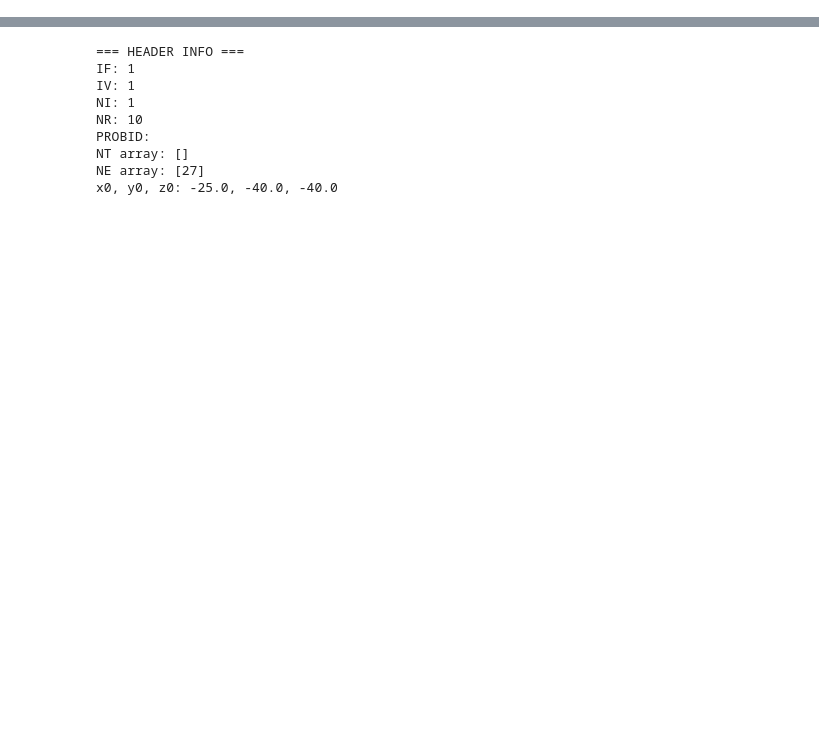
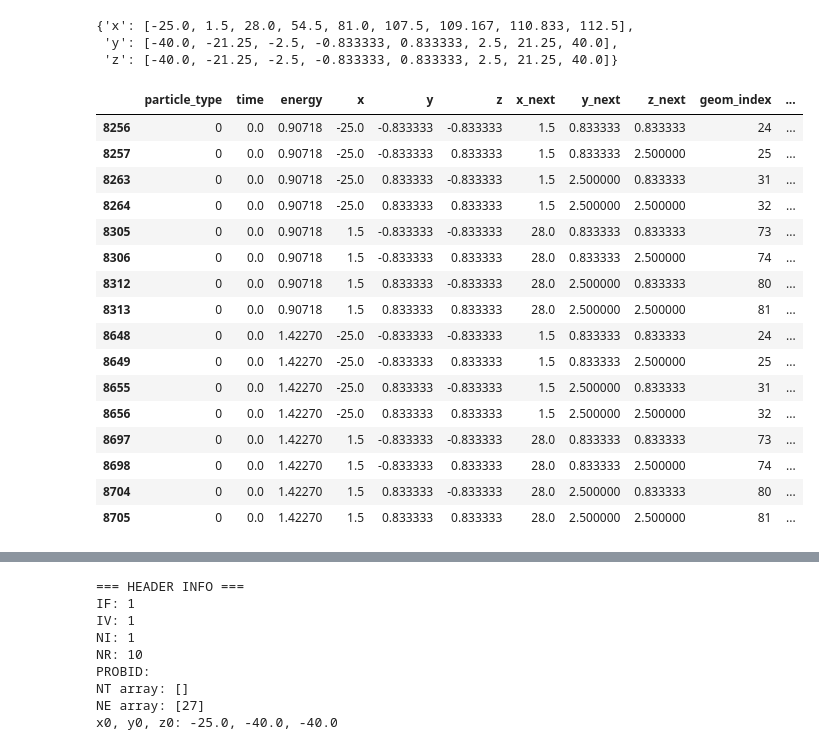
Before and after one commit to monleon96/WWINPy, a Jupyter notebook: examples/example_test_parser.ipynb, the cells around one changed output, grey strips where cells are left out. Saved outputs shown, nothing was run; the diff lists cells and outputs as text; code cells hidden in the pictures; blank space fills up the shorter version.

```diff
--- a/examples/example_test_parser.ipynb
+++ b/examples/example_test_parser.ipynb
@@ -13,6 +7,6 @@ for i in range(2):
 # %%
 try:
-    wwinp_data: WWINPData = parse_wwinp_file(ww_file_path)
+    wwinp_data: WWINPData = parse_wwinp_file(ww_file_path, verbose=True)
 except Exception as e:
     print(f"Error parsing file: {e}")
     sys.exit(1)
@@ -20,0 +47,31 @@ Warning: Particle type 1 has 0 energy groups. It has been deleted and ni updated
+# %%
+wwinp_data.geometry_coarse_mesh
+# %% [output]
+{'x': [-25.0, 1.5, 28.0, 54.5, 81.0, 107.5, 109.167, 110.833, 112.5],
+ 'y': [-40.0, -21.25, -2.5, -0.833333, 0.833333, 2.5, 21.25, 40.0],
+ 'z': [-40.0, -21.25, -2.5, -0.833333, 0.833333, 2.5, 21.25, 40.0]}
+# %%
+wwinp_data.query_w_values(
+    energy = 1.0,
+    x=0,
+    y=0,
+    z=0
+)
+# %% [output]
+|  | particle_type | time | energy | x | y | z | x_next | y_next | z_next | geom_index | ... |
+| 8256 | 0 | 0.0 | 0.90718 | -25.0 | -0.833333 | -0.833333 | 1.5 | 0.833333 | 0.833333 | 24 | ... |
+| 8257 | 0 | 0.0 | 0.90718 | -25.0 | -0.833333 | 0.833333 | 1.5 | 0.833333 | 2.500000 | 25 | ... |
+| 8263 | 0 | 0.0 | 0.90718 | -25.0 | 0.833333 | -0.833333 | 1.5 | 2.500000 | 0.833333 | 31 | ... |
+| 8264 | 0 | 0.0 | 0.90718 | -25.0 | 0.833333 | 0.833333 | 1.5 | 2.500000 | 2.500000 | 32 | ... |
+| 8305 | 0 | 0.0 | 0.90718 | 1.5 | -0.833333 | -0.833333 | 28.0 | 0.833333 | 0.833333 | 73 | ... |
+| 8306 | 0 | 0.0 | 0.90718 | 1.5 | -0.833333 | 0.833333 | 28.0 | 0.833333 | 2.500000 | 74 | ... |
+| 8312 | 0 | 0.0 | 0.90718 | 1.5 | 0.833333 | -0.833333 | 28.0 | 2.500000 | 0.833333 | 80 | ... |
+| 8313 | 0 | 0.0 | 0.90718 | 1.5 | 0.833333 | 0.833333 | 28.0 | 2.500000 | 2.500000 | 81 | ... |
+| 8648 | 0 | 0.0 | 1.42270 | -25.0 | -0.833333 | -0.833333 | 1.5 | 0.833333 | 0.833333 | 24 | ... |
+| 8649 | 0 | 0.0 | 1.42270 | -25.0 | -0.833333 | 0.833333 | 1.5 | 0.833333 | 2.500000 | 25 | ... |
+| 8655 | 0 | 0.0 | 1.42270 | -25.0 | 0.833333 | -0.833333 | 1.5 | 2.500000 | 0.833333 | 31 | ... |
+| 8656 | 0 | 0.0 | 1.42270 | -25.0 | 0.833333 | 0.833333 | 1.5 | 2.500000 | 2.500000 | 32 | ... |
+| 8697 | 0 | 0.0 | 1.42270 | 1.5 | -0.833333 | -0.833333 | 28.0 | 0.833333 | 0.833333 | 73 | ... |
+| 8698 | 0 | 0.0 | 1.42270 | 1.5 | -0.833333 | 0.833333 | 28.0 | 0.833333 | 2.500000 | 74 | ... |
+| 8704 | 0 | 0.0 | 1.42270 | 1.5 | 0.833333 | -0.833333 | 28.0 | 2.500000 | 0.833333 | 80 | ... |
+| 8705 | 0 | 0.0 | 1.42270 | 1.5 | 0.833333 | 0.833333 | 28.0 | 2.500000 | 2.500000 | 81 | ... |
```
Also changed, not shown: parts of 12 cells of this notebook, 1 other file.
